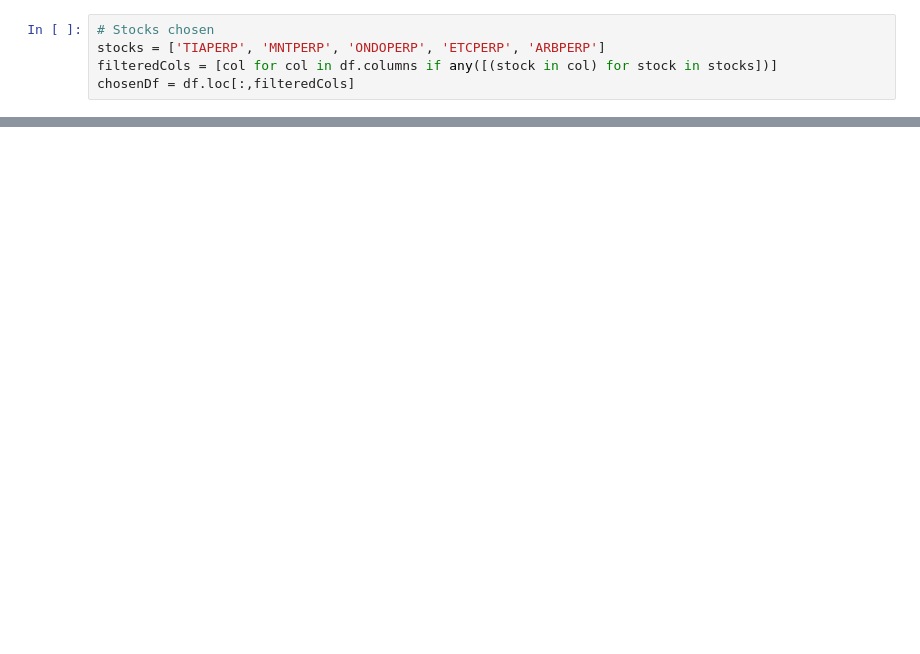
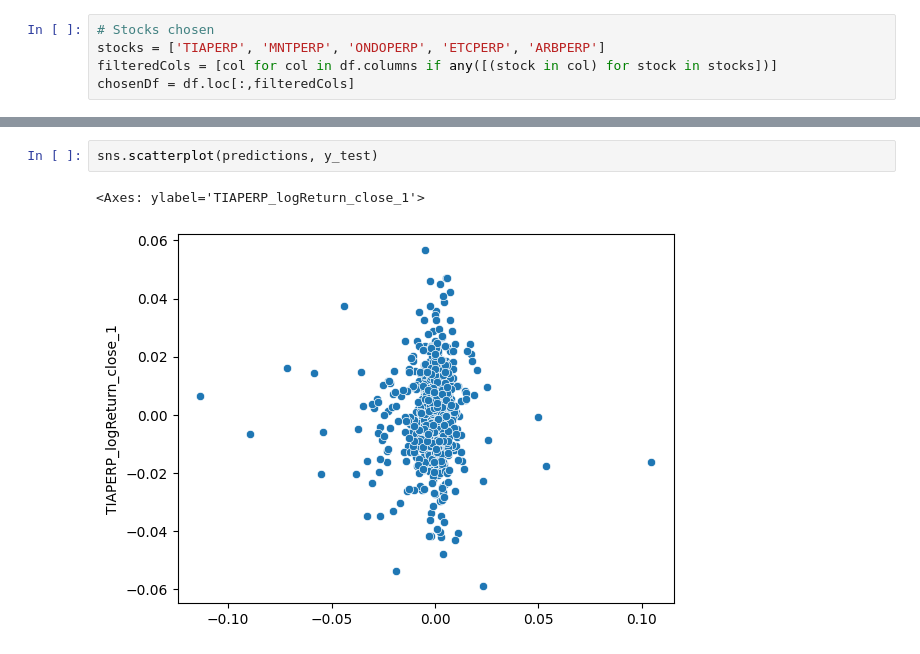
Before and after one commit to akhilkammila/cryptoAnalysis, a Jupyter notebook: linearRegression/tiaperp.ipynb, the cells around one changed output, grey strips where cells are left out. Saved outputs shown, nothing was run; the diff lists cells and outputs as text; blank space fills up the shorter version.

```diff
--- a/linearRegression/tiaperp.ipynb
+++ b/linearRegression/tiaperp.ipynb
@@ -179,0 +188,5 @@ sns.lineplot(featuredDf.index, np.cumsum(pnl))
+# %%
+sns.scatterplot(predictions, y_test)
+# %% [output]
+<Axes: ylabel='TIAPERP_logReturn_close_1'>
+[figure, added]
```
Also changed, not shown: parts of 7 cells of this notebook, 3 other files.
